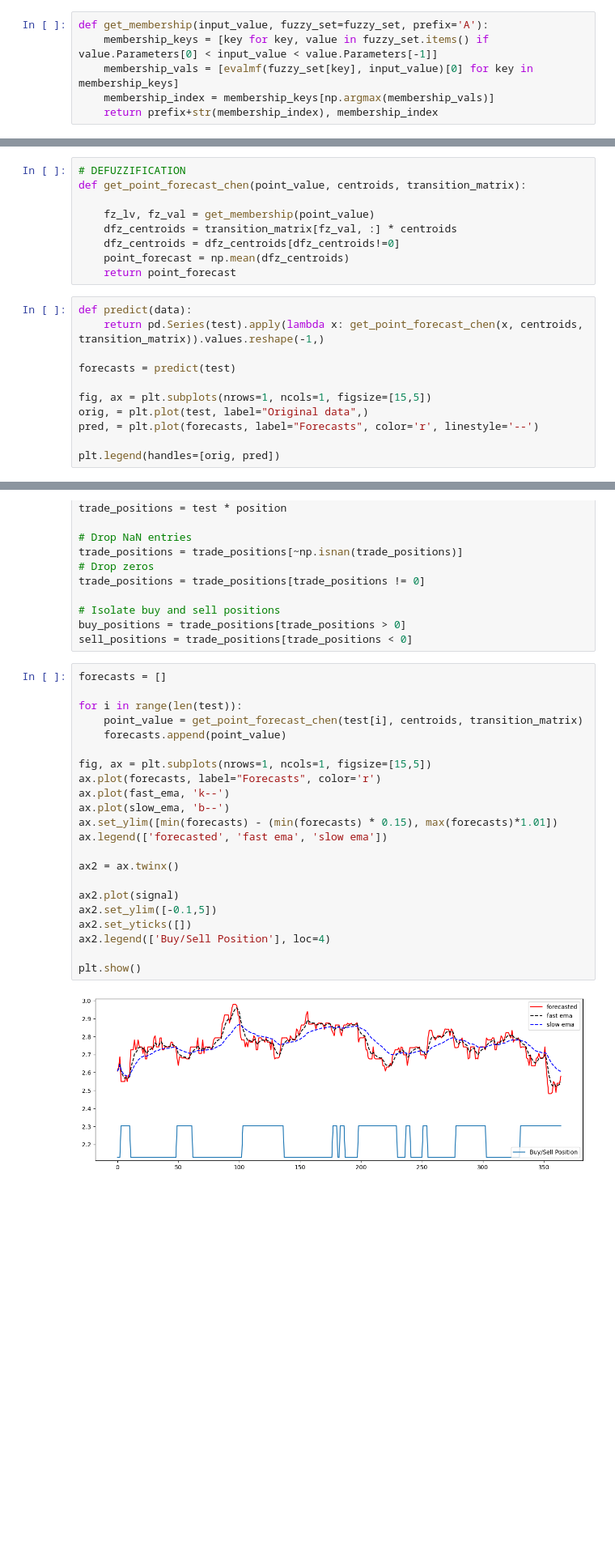
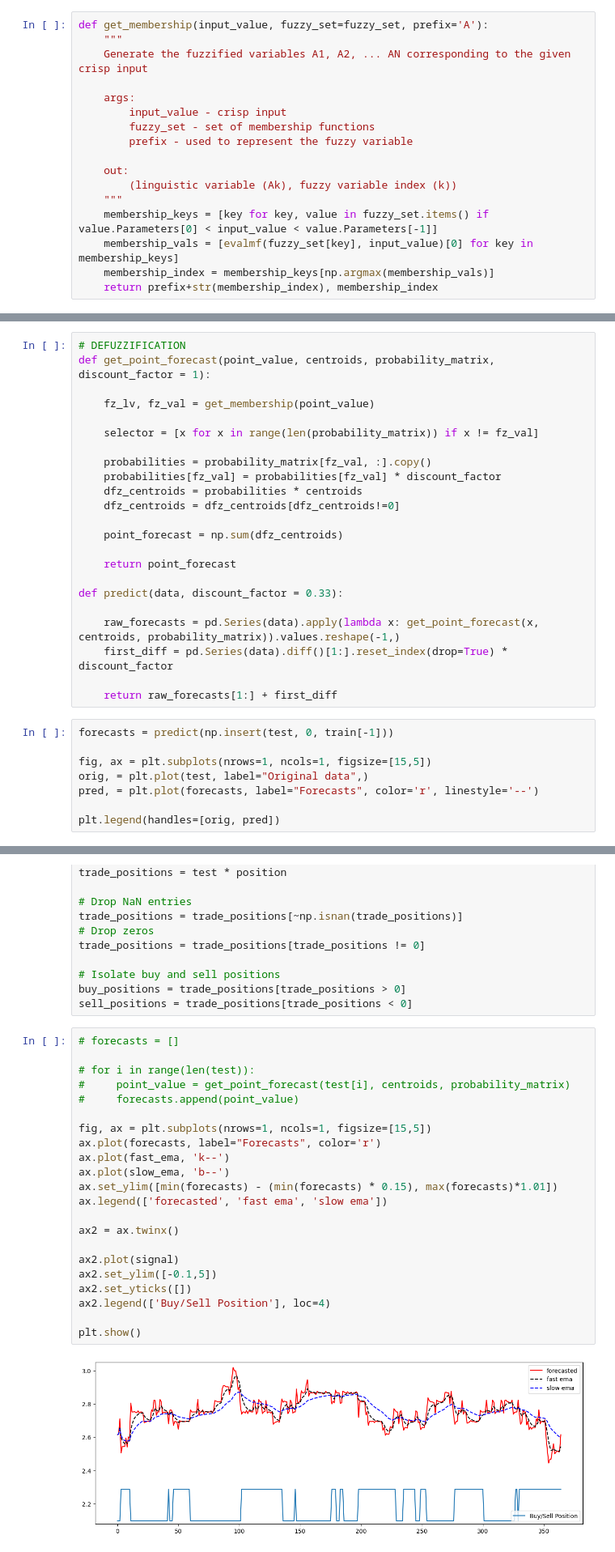
Before and after one commit to reinbugnot/kmeans-fuzzy-ts-forecast, a Jupyter notebook: fts-self-implement.ipynb, the cells around one changed output, grey strips where cells are left out. Shown at 81% size. Cells and saved outputs as stored; diff of their text form; blank space fills up the shorter version.

```diff
--- a/fts-self-implement.ipynb
+++ b/fts-self-implement.ipynb
@@ -282,5 +285,16 @@ Ofcourse, in the case of our actual implementationn with *N* = 200 partitions, a
 # %%
 def get_membership(input_value, fuzzy_set=fuzzy_set, prefix='A'):
+    """
+    Generate the fuzzified variables A1, A2, ... AN corresponding to the given crisp input
+
+    args:
+        input_value - crisp input
+        fuzzy_set - set of membership functions
+        prefix - used to represent the fuzzy variable
+
+    out:
+        (linguistic variable (Ak), fuzzy variable index (k))
+    """
     membership_keys = [key for key, value in fuzzy_set.items() if value.Parameters[0] < input_value < value.Parameters[-1]]
     membership_vals = [evalmf(fuzzy_set[key], input_value)[0] for key in membership_keys]
     membership_index = membership_keys[np.argmax(membership_vals)]
@@ -408,18 +458,29 @@ pd.DataFrame(transition_matrix, columns=state_names, index=state_names)
 #### Defuzzification
 # %%
 # DEFUZZIFICATION
-def get_point_forecast_chen(point_value, centroids, transition_matrix):
+def get_point_forecast(point_value, centroids, probability_matrix, discount_factor = 1):
 
     fz_lv, fz_val = get_membership(point_value)
-    dfz_centroids = transition_matrix[fz_val, :] * centroids
+
+    selector = [x for x in range(len(probability_matrix)) if x != fz_val]
+
+    probabilities = probability_matrix[fz_val, :].copy()
+    probabilities[fz_val] = probabilities[fz_val] * discount_factor
+    dfz_centroids = probabilities * centroids
     dfz_centroids = dfz_centroids[dfz_centroids!=0]
-    point_forecast = np.mean(dfz_centroids)
+
+    point_forecast = np.sum(dfz_centroids)
+
     return point_forecast
+
+def predict(data, discount_factor = 0.33):
+
+    raw_forecasts = pd.Series(data).apply(lambda x: get_point_forecast(x, centroids, probability_matrix)).values.reshape(-1,)
+    first_diff = pd.Series(data).diff()[1:].reset_index(drop=True) * discount_factor
+
+    return raw_forecasts[1:] + first_diff
 # %%
-def predict(data):
-    return pd.Series(test).apply(lambda x: get_point_forecast_chen(x, centroids, transition_matrix)).values.reshape(-1,)
-
-forecasts = predict(test)
+forecasts = predict(np.insert(test, 0, train[-1]))
 
 fig, ax = plt.subplots(nrows=1, ncols=1, figsize=[15,5])
 orig, = plt.plot(test, label="Original data",)
@@ -451,29 +512,29 @@ trade_positions = trade_positions[trade_positions != 0]
 buy_positions = trade_positions[trade_positions > 0]
 sell_positions = trade_positions[trade_positions < 0]
 # %%
-forecasts = []
+# forecasts = []
 
-for i in range(len(test)):
-    point_value = get_point_forecast_chen(test[i], centroids, transition_matrix)
-    forecasts.append(point_value)
+# for i in range(len(test)):
+#     point_value = get_point_forecast(test[i], centroids, probability_matrix)
+#     forecasts.append(point_value)
 
 fig, ax = plt.subplots(nrows=1, ncols=1, figsize=[15,5])
 ax.plot(forecasts, label="Forecasts", color='r')
 ax.plot(fast_ema, 'k--')
 ax.plot(slow_ema, 'b--')
 ax.set_ylim([min(forecasts) - (min(forecasts) * 0.15), max(forecasts)*1.01])
 ax.legend(['forecasted', 'fast ema', 'slow ema'])
 
 ax2 = ax.twinx()
 
 ax2.plot(signal)
 ax2.set_ylim([-0.1,5])
 ax2.set_yticks([])
 ax2.legend(['Buy/Sell Position'], loc=4)
 
 plt.show()
 # %% [output]
-[figure, old version]
+[figure, new version]
 # %%
 ## Simulation
 asset_value = [1000]
```
Also changed, not shown: parts of 44 cells of this notebook.
